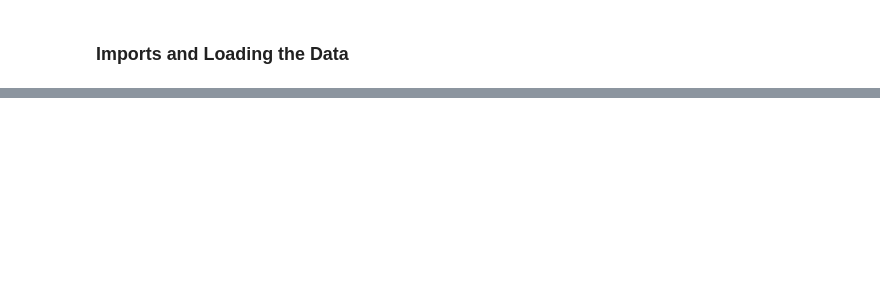
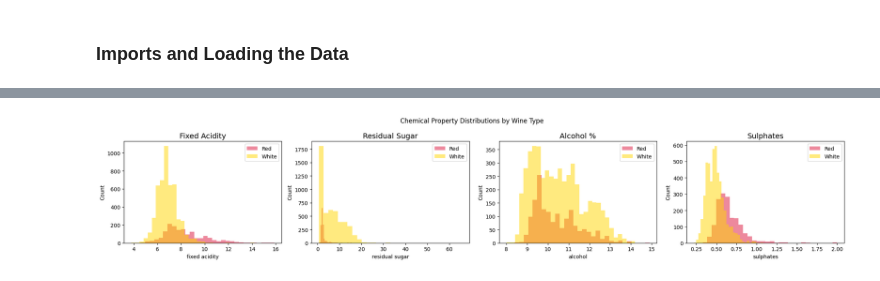
Before and after one commit to akjieettt/data-science-final-project, a Jupyter notebook: DataScienceProject.ipynb, the cells around one changed output, grey strips where cells are left out. Cells and saved outputs as stored; diff of their text form; code cells hidden in the pictures; blank space fills up the shorter version.

```diff
--- a/DataScienceProject.ipynb
+++ b/DataScienceProject.ipynb
@@ -928,0 +380,29 @@ This suggests that chemistry alone provides meaningful—but incomplete—inform
+# %%
+features = ['fixed acidity', 'residual sugar', 'alcohol', 'sulphates']
+titles = ['Fixed Acidity', 'Residual Sugar', 'Alcohol %', 'Sulphates']
+
+wine_types = df_wines['type'].unique() # ['red', 'white']
+
+color_map = {
+    'red': 'crimson',       # deep red
+    'white': 'gold'         # bright yellow
+}
+
+plt.figure(figsize=(20, 4))
+
+for i, (feat, title) in enumerate(zip(features, titles), 1):
+    plt.subplot(1, 4, i)
+    for w in wine_types:
+        subset = df_wines[df_wines['type'] == w]
+        plt.hist(subset[feat], bins=30, alpha=0.5, label=w.capitalize(), color=color_map[w])
+
+    plt.title(title, fontsize=14)
+    plt.xlabel(feat)
+    plt.ylabel("Count")
+    plt.legend()
+
+plt.suptitle("Chemical Property Distributions by Wine Type")
+plt.tight_layout()
+plt.show()
+# %% [output]
+[figure, added]
```
Also changed, not shown: parts of 82 cells of this notebook.
